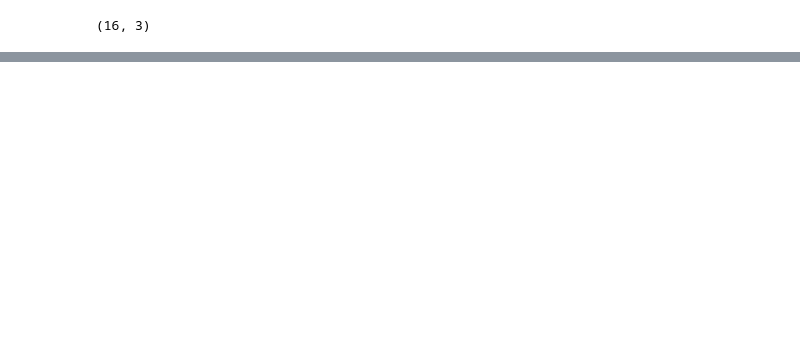
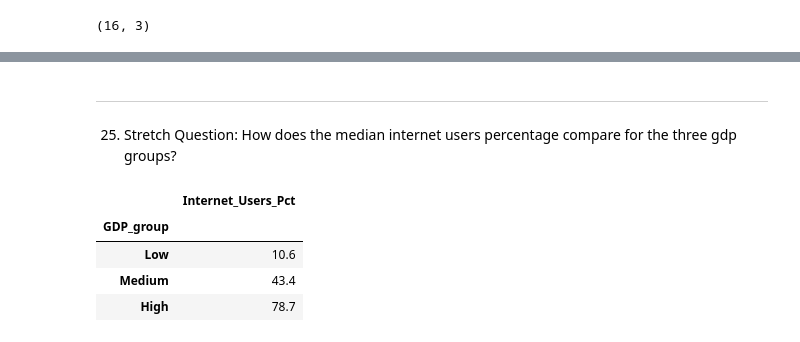
Before and after one commit to NSS-Data-Analytics-Cohort-10/gdp-and-internet-usage-Isaac110820, a Jupyter notebook: UN data.ipynb, the cells around one changed output, grey strips where cells are left out. Cells and saved outputs as stored; diff of their text form; code cells hidden in the pictures; blank space fills up the shorter version.

```diff
--- a/UN data.ipynb
+++ b/UN data.ipynb
@@ -795,0 +835,14 @@ Text(0, 0.5, 'GDP Per Capita')
+# %% [markdown]
+---
+
+25. Stretch Question: How does the median internet users percentage compare for the three gdp groups?
+# %%
+median_users_by_group = gdp_and_internet_use_2014.groupby('GDP_group').median()[['Internet_Users_Pct']]
+
+median_users_by_group
+# %% [output]
+|  | Internet_Users_Pct |
+| GDP_group |  |
+| Low | 10.6 |
+| Medium | 43.4 |
+| High | 78.7 |
```
Also changed, not shown: parts of 30 cells of this notebook.
